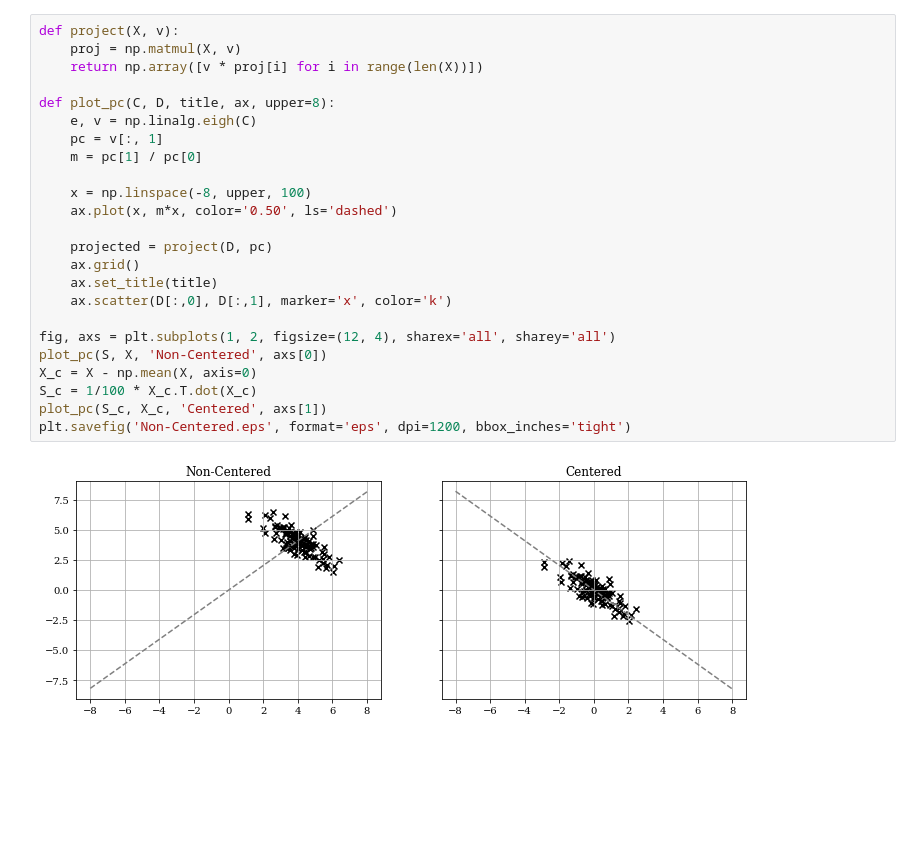
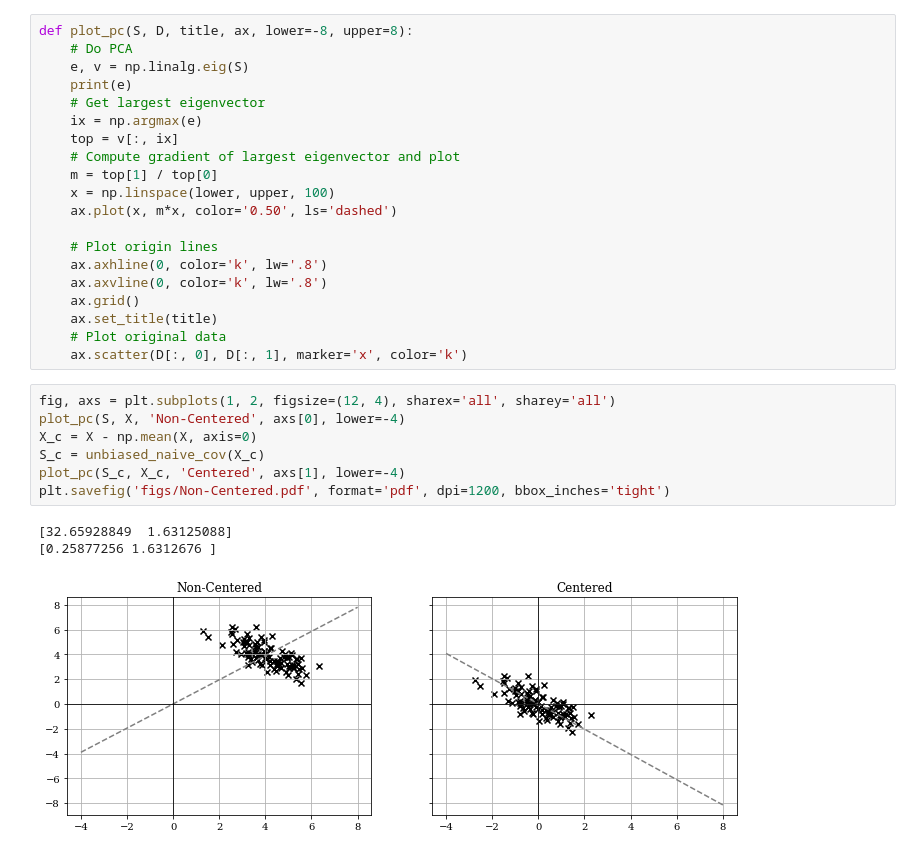
Before and after one commit to jase-clarkson/mini_1, a Jupyter notebook: pca_reconstruction.ipynb, the cells around one changed output. Cells and saved outputs as stored; diff of their text form; blank space fills up the shorter version.

```diff
--- a/pca_reconstruction.ipynb
+++ b/pca_reconstruction.ipynb
@@ -15,29 +22,34 @@ array([[16.87319855, 15.33508515],
+# %%
+def plot_pc(S, D, title, ax, lower=-8, upper=8):
+    # Do PCA
+    e, v = np.linalg.eig(S)
+    print(e)
+    # Get largest eigenvector
+    ix = np.argmax(e)
+    top = v[:, ix]
+    # Compute gradient of largest eigenvector and plot
+    m = top[1] / top[0]
+    x = np.linspace(lower, upper, 100)
+    ax.plot(x, m*x, color='0.50', ls='dashed')
+
+    # Plot origin lines
+    ax.axhline(0, color='k', lw='.8')
+    ax.axvline(0, color='k', lw='.8')
+    ax.grid()
+    ax.set_title(title)
+    # Plot original data
+    ax.scatter(D[:, 0], D[:, 1], marker='x', color='k')
 # %%
-def project(X, v):
-    proj = np.matmul(X, v)
-    return np.array([v * proj[i] for i in range(len(X))])
-
-def plot_pc(C, D, title, ax, upper=8):
-    e, v = np.linalg.eigh(C)
-    pc = v[:, 1]
-    m = pc[1] / pc[0]
-
-    x = np.linspace(-8, upper, 100)
-    ax.plot(x, m*x, color='0.50', ls='dashed')
-
-    projected = project(D, pc)
-    ax.grid()
-    ax.set_title(title)
-    ax.scatter(D[:,0], D[:,1], marker='x', color='k')
-
 fig, axs = plt.subplots(1, 2, figsize=(12, 4), sharex='all', sharey='all')
-plot_pc(S, X, 'Non-Centered', axs[0])
+plot_pc(S, X, 'Non-Centered', axs[0], lower=-4)
 X_c = X - np.mean(X, axis=0)
-S_c = 1/100 * X_c.T.dot(X_c)
-plot_pc(S_c, X_c, 'Centered', axs[1])
-plt.savefig('Non-Centered.eps', format='eps', dpi=1200, bbox_inches='tight')
+S_c = unbiased_naive_cov(X_c)
+plot_pc(S_c, X_c, 'Centered', axs[1], lower=-4)
+plt.savefig('figs/Non-Centered.pdf', format='pdf', dpi=1200, bbox_inches='tight')
 # %% [output]
+[32.65928849  1.63125088]
+[0.25877256 1.6312676 ]
-[figure, old version]
+[figure, new version]
 # %%
 X_ = np.copy(X)
 # Corrupt X
```
Also changed, not shown: parts of 5 cells of this notebook, 19 other files.
